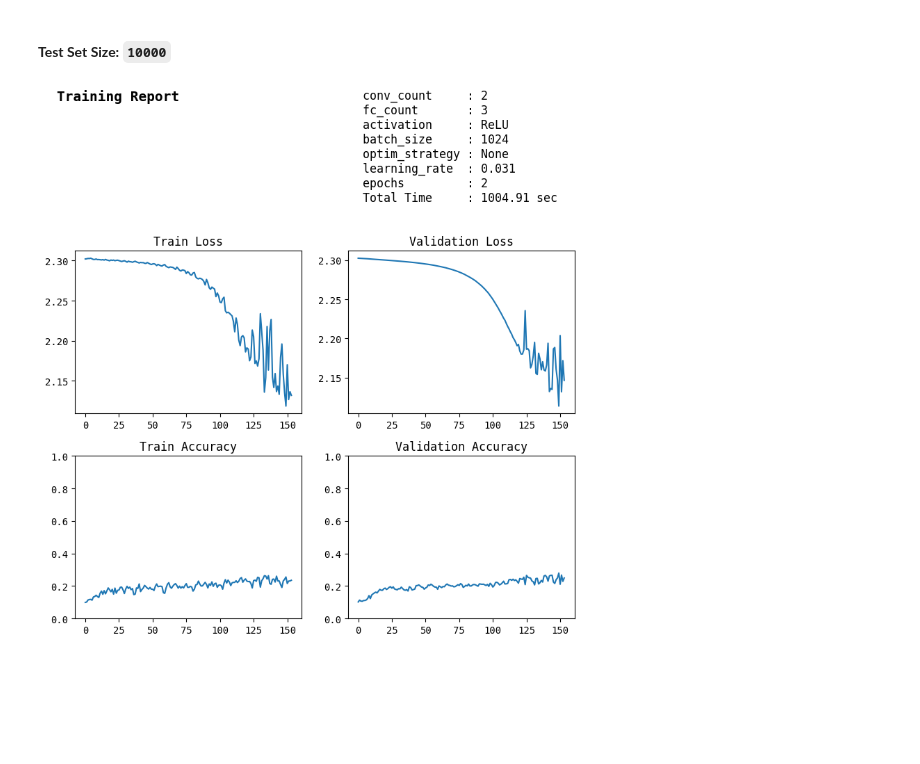
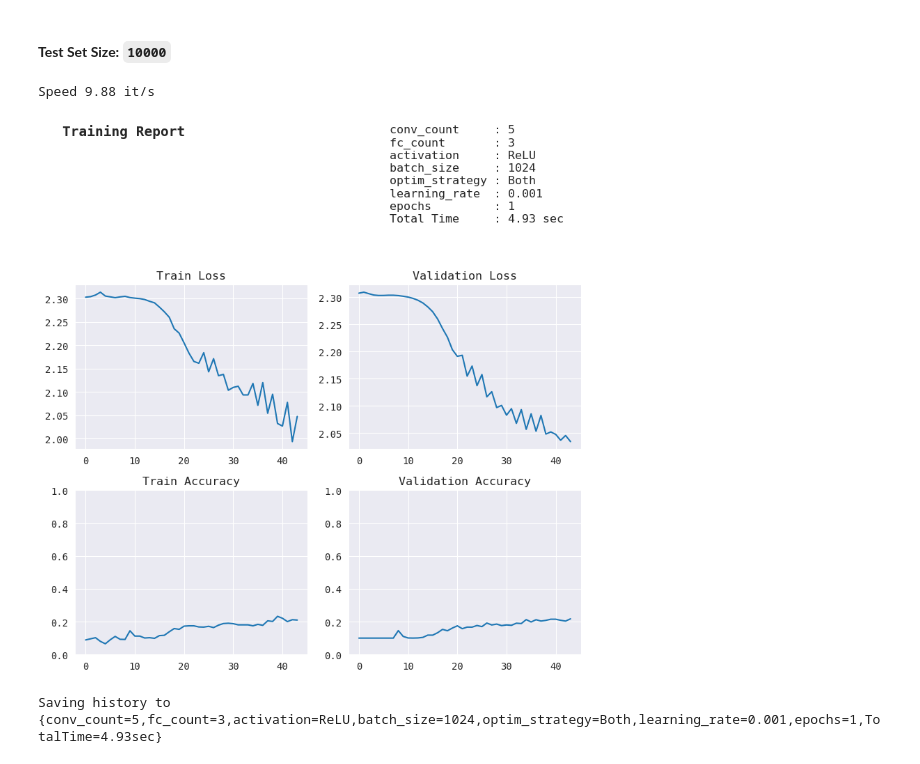
Before and after one commit to Minecraftian14/dl-cmp-cifar-10, a Jupyter notebook: DNN_MP01_ComparCifar10.ipynb, the cells around one changed output. Cells and saved outputs as stored; diff of their text form; code cells hidden in the pictures; blank space fills up the shorter version.

```diff
--- a/DNN_MP01_ComparCifar10.ipynb
+++ b/DNN_MP01_ComparCifar10.ipynb
@@ -448,13 +465,13 @@ def batch_step(batch_size, num_workers, *datasets):
 
     loader_train = tutils.data.DataLoader \
         (dataset_train, batch_size=batch_size,
-         shuffle=True, pin_memory=True, num_workers=num_workers)
+         shuffle=True, num_workers=num_workers)
     loader_val = tutils.data.DataLoader \
         (dataset_val, batch_size=len(dataset_val),
-         shuffle=False, pin_memory=True)
+         shuffle=False, )
     loader_test = tutils.data.DataLoader \
         (dataset_test, batch_size=len(dataset_test),
-         shuffle=False, pin_memory=True)
+         shuffle=False, )  # pin_memory=True
 
     return loader_train, loader_val, loader_test
 # %%
@@ -484,7 +501,6 @@ def model_step(n_convs, n_fcs, i_act, n_cls, device):
                 layers.append(i_act())
 
             layers.append(nn.Linear(1024, n_cls, device=device))
-            layers.append(i_act())
 
             for index, layer in enumerate(layers):
                 setattr(self, 'layer{}'.format(index), layer)
@@ -582,15 +600,19 @@ def run_experiment(
     criterion = nn.CrossEntropyLoss()
     datasets = data_step(device)
     loaders = batch_step(batch_size, num_workers, *datasets)
-    model = model or model_step(conv_count, fc_count, activation, 10, device)
+    model = (model or model_step(conv_count, fc_count, activation, 10, device)).to(device)
     optimizer = optimizer_step(optim_strategy, learning_rate, model)
+    if histories is not None:
+        histories['parameters']['epochs'] = int(histories['parameters']['epochs']) + epochs
+        optimizer = histories['optimizer']
     histories = histories or {
         'train_loss': [], 'train_acc': [], 'val_loss': [], 'val_acc': [], 'total_time': 0,
         'parameters': {'conv_count': str(conv_count), 'fc_count': str(fc_count), 'activation': activation.__name__,
-                      'batch_size': str(batch_size), 'optim_strategy': str(optim_strategy),
-                      'learning_rate': str(learning_rate), 'epochs': str(epochs)},
+                       'batch_size': str(batch_size), 'optim_strategy': str(optim_strategy),
+                       'learning_rate': str(learning_rate), 'epochs': epochs},
         'model': model,
-        }
+        'optimizer': optimizer,
+    }
     for epoch in range(epochs):
         label = f"Epoch {epoch + 1}/{epochs}"
         history = train_step(model, loaders, criterion, optimizer,
@@ -600,23 +622,22 @@ def run_experiment(
         histories['total_time'] += history['total_time']
     return histories
 # %%
-# 1.66 s/it on cpu
-# ??? on gpu
-# ??? on xla ( Unabel to run :( )
-loss_fn = nn.CrossEntropyLoss()
-
+# # 5.67 s/it on colab cpu | # 1.59 it/s on local cpu
+# # 5.69 1t/s on colab gpu | # 10.5 1t/s on local gpu
+# # ??? on xla ( Unabel to run :( )
 history = run_experiment(
-        conv_count=2, fc_count=3, activation=nn.ReLU,
-        batch_size=1024, num_workers=0,
-        optim_strategy=None,
-        learning_rate=0.031,
-        device='cpu', # 'cpu', 'cuda', 'xla'
-        model=history['model'],
-        epochs=4, limit=None,
-        histories=history
+    # conv_count=2, fc_count=4, activation=nn.ReLU,
+    conv_count=5, fc_count=3, activation=nn.ReLU,
+    batch_size=1024, num_workers=0,
+    optim_strategy="Both",
+    learning_rate=0.001,
+    device='cuda',  # 'cpu', 'cuda', 'xla'
+    epochs=1, limit=None,
 )
-
 prepare_report(history)
+save_history(history)
 chime.info()
 # %% [output]
+Speed 9.88 it/s
-[figure, old version]
+[figure, new version]
+Saving history to {conv_count=5,fc_count=3,activation=ReLU,batch_size=1024,optim_strategy=Both,learning_rate=0.001,epochs=1,TotalTime=4.93sec}
```
Also changed, not shown: parts of 35 cells of this notebook.
